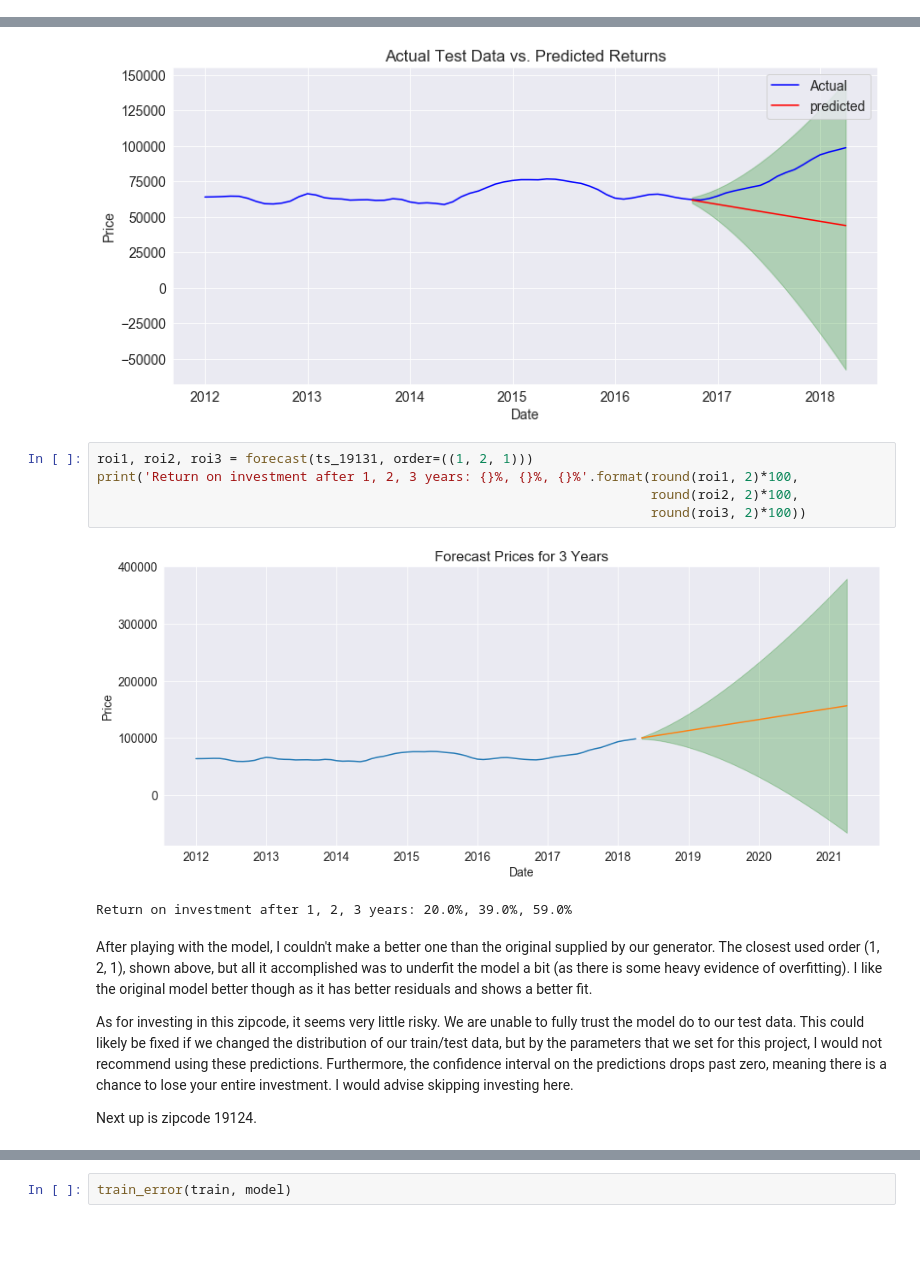
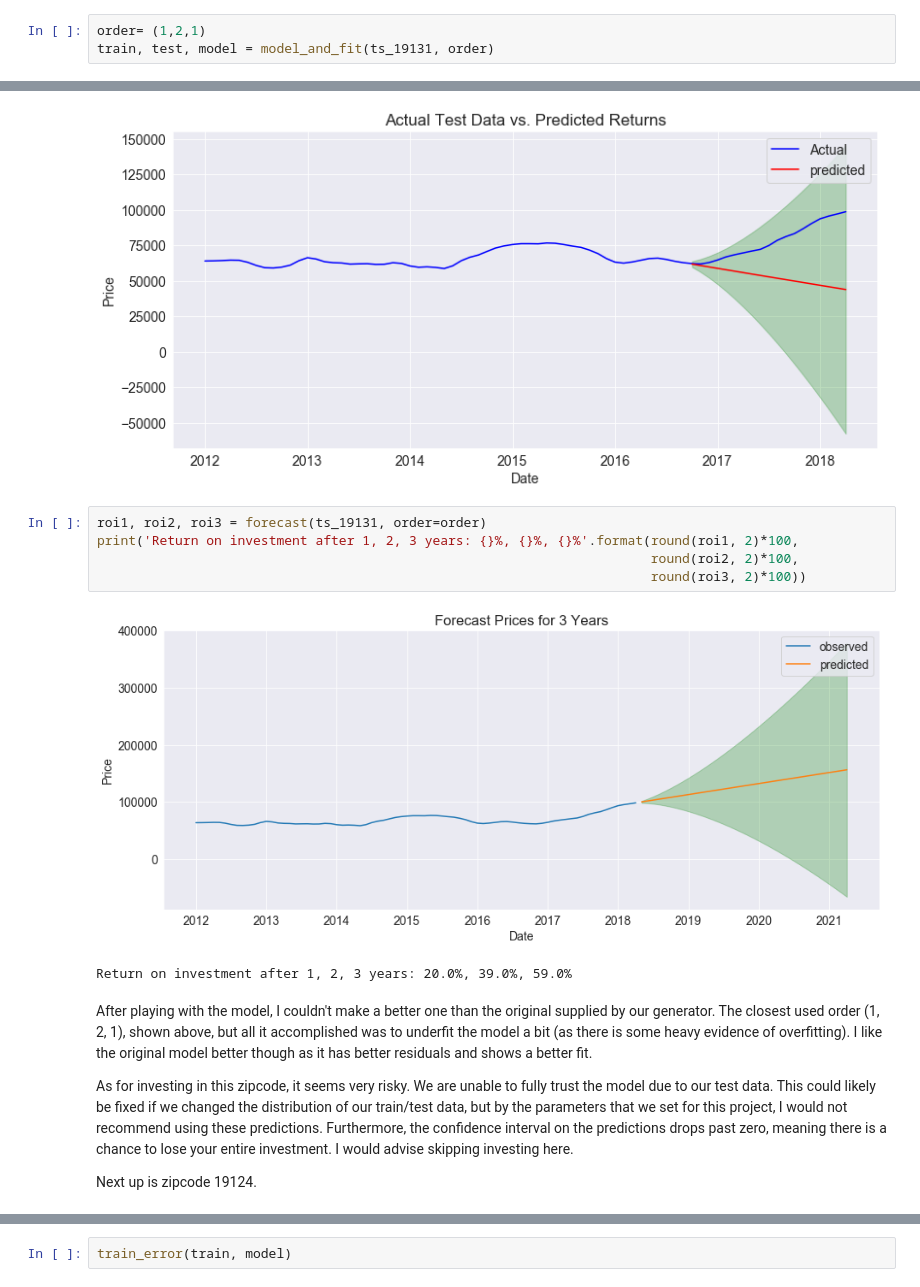
Before and after one commit to CGrannan/predicting-real-estate-prices-with-arima, a Jupyter notebook: notebook.ipynb, the cells around one changed output, grey strips where cells are left out. Cells and saved outputs as stored; diff of their text form; blank space fills up the shorter version.

```diff
--- a/notebook.ipynb
+++ b/notebook.ipynb
@@ -808,0 +790,3 @@ Warnings:
+# %%
+order= (1,2,1)
+train, test, model = model_and_fit(ts_19131, order)
@@ -817,17 +820,17 @@ rmse = test_error(ts_19131, test, model)
 ARIMA model RMSE on test data: 30709.81237
 [figure]
 # %%
-roi1, roi2, roi3 = forecast(ts_19131, order=((1, 2, 1)))
+roi1, roi2, roi3 = forecast(ts_19131, order=order)
 print('Return on investment after 1, 2, 3 years: {}%, {}%, {}%'.format(round(roi1, 2)*100,
                                                                        round(roi2, 2)*100,
                                                                        round(roi3, 2)*100))
 # %% [output]
-[figure, old version]
+[figure, new version]
 Return on investment after 1, 2, 3 years: 20.0%, 39.0%, 59.0%
 # %% [markdown]
 After playing with the model, I couldn't make a better one than the original supplied by our generator. The closest used order (1, 2, 1), shown above, but all it accomplished was to underfit the model a bit (as there is some heavy evidence of overfitting). I like the original model better though as it has better residuals and shows a better fit.
 
-As for investing in this zipcode, it seems very little risky. We are unable to fully trust the model do to our test data.  This could likely be fixed if we changed the distribution of our train/test data, but by the parameters that we set for this project, I would not recommend using these predictions. Furthermore, the confidence interval on the predictions drops past zero, meaning there is a chance to lose your entire investment. I would advise skipping investing here.
+As for investing in this zipcode, it seems very risky. We are unable to fully trust the model due to our test data.  This could likely be fixed if we changed the distribution of our train/test data, but by the parameters that we set for this project, I would not recommend using these predictions. Furthermore, the confidence interval on the predictions drops past zero, meaning there is a chance to lose your entire investment. I would advise skipping investing here.
 
 Next up is zipcode 19124.
 # %%
```
Also changed, not shown: parts of 46 cells of this notebook, 1 other file.
